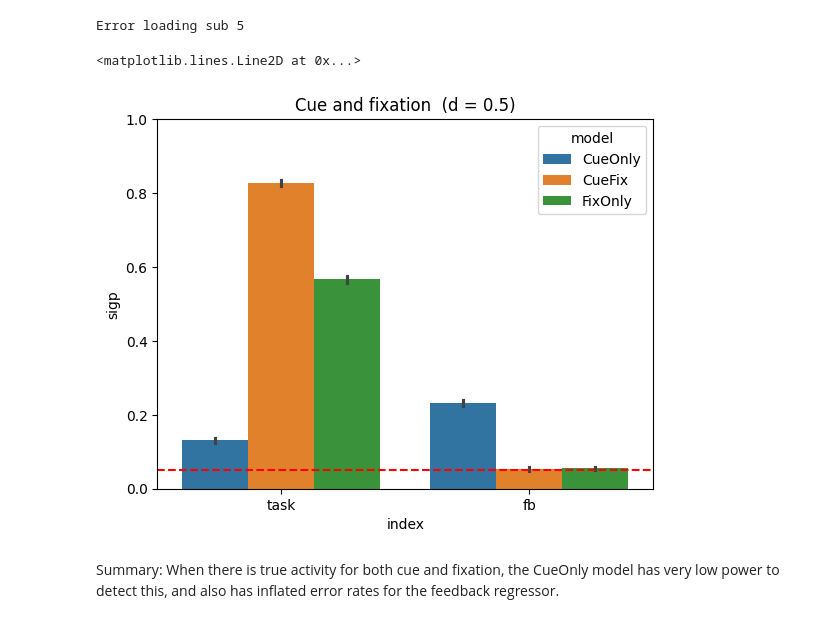
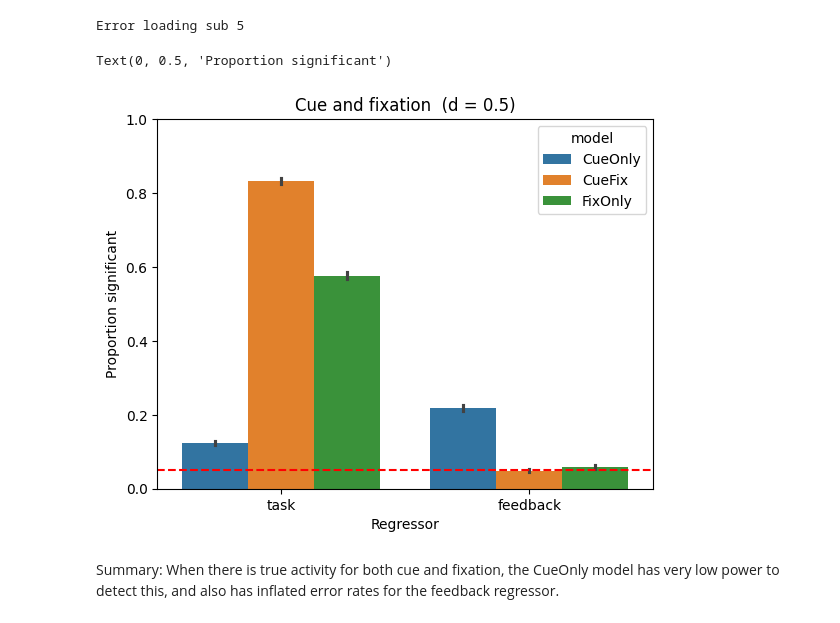
Before and after one commit to poldrack/MID_simulations, a Jupyter notebook: MID_sim.ipynb, the cells around one changed output. Saved outputs shown, nothing was run; the diff lists cells and outputs as text; code cells hidden in the pictures.

Commit message:
fix feedback label

```diff
--- a/MID_sim.ipynb
+++ b/MID_sim.ipynb
@@ -50,7 +50,7 @@ def get_trial_regressors(df, resolution=.1, padding=2):
                        df.iloc[-1, df.columns=='FEEDBACK_DURATION'][0] + padding).astype('int')
 
     sf = pd.DataFrame({'time': np.arange(0, maxtime + resolution, resolution)})
-    for var in ['cue', 'fix', 'probe', 'fb']:
+    for var in ['cue', 'fix', 'probe', 'feedback']:
         sf[var] = 0
 
     all_event_times = []
@@ -83,7 +83,7 @@ def get_trial_regressors(df, resolution=.1, padding=2):
         probe_idx = np.logical_and(sf.time.values >= event_times.probe_onset, sf.time.values <= event_times.probe_offset)
         sf.loc[probe_idx, 'probe'] = 1
         fb_idx = np.logical_and(sf.time.values >= event_times.fb_onset, sf.time.values <= event_times.fb_offset)
-        sf.loc[fb_idx, 'fb'] = 1
+        sf.loc[fb_idx, 'feedback'] = 1
     return(sf, all_event_times)
 
 sf, all_event_times = get_trial_regressors(events)
@@ -128,17 +128,17 @@ def create_models(sf):
     # 1. MID: Cue Onset, Cue Duration only
     model1 = sf.copy()
     model1['task'] = model1.cue
-    model1 = model1[['time', 'task', 'fb']]
+    model1 = model1[['time', 'task', 'feedback']]
 
     # 2. MID: Cue Onset, Cue + Fixation Duration
     model2 = sf.copy()
     model2['task'] = np.clip(model2.cue + model2.fix, 0, 1)
-    model2 = model2[['time', 'task', 'fb']]
+    model2 = model2[['time', 'task', 'feedback']]
 
     # 3. MID: Fixation onset, Fixation Duration
     model3 = sf.copy()
     model3['task'] = model3.fix
-    model3 = model3[['time', 'task', 'fb']]
+    model3 = model3[['time', 'task', 'feedback']]
     return {'CueOnly': model1, 'CueFix': model2, 'FixOnly': model3}
 
 models = create_models(sf)
@@ -320,7 +326,7 @@ Summary: When there is very strong unmodeled probe activity, it results in sligh
 # %%
 delta = 0.8
 betas = np.array([0, 0, 0, delta])
-all_results['Fb'] = run_simulation(betas)
+all_results['feedback'] = run_simulation(betas)
 # %% [output]
 Error loading sub 5
 # %%
@@ -344,10 +352,12 @@ Error loading sub 5
 # %%
 sns.barplot(data=all_results['CueFix'] , x='index', y='sigp', hue='model')
 plt.title(f'Cue and fixation  (d = {delta})')
 plt.ylim(0,1)
 plt.axhline(0.05, color='red', linestyle='--')
+plt.xlabel('Regressor')
+plt.ylabel('Proportion significant')
 # %% [output]
-<matplotlib.lines.Line2D at 0x...>
+Text(0, 0.5, 'Proportion significant')
-[figure, old version]
+[figure, new version]
 # %% [markdown]
 Summary: When there is true activity for both cue and fixation, the CueOnly model has very low power to detect this, and also has inflated error rates for the feedback regressor.
```
Also changed, not shown: parts of 8 cells of this notebook.
